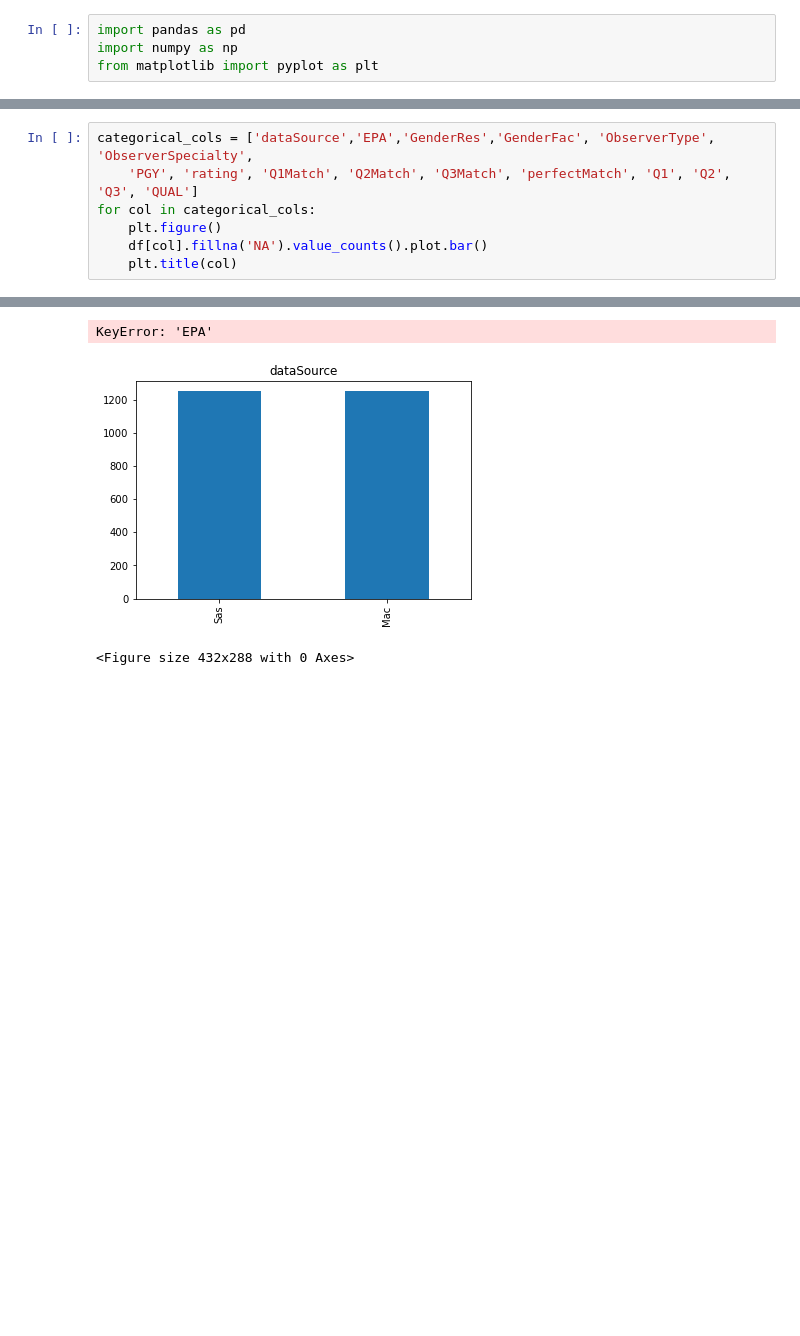
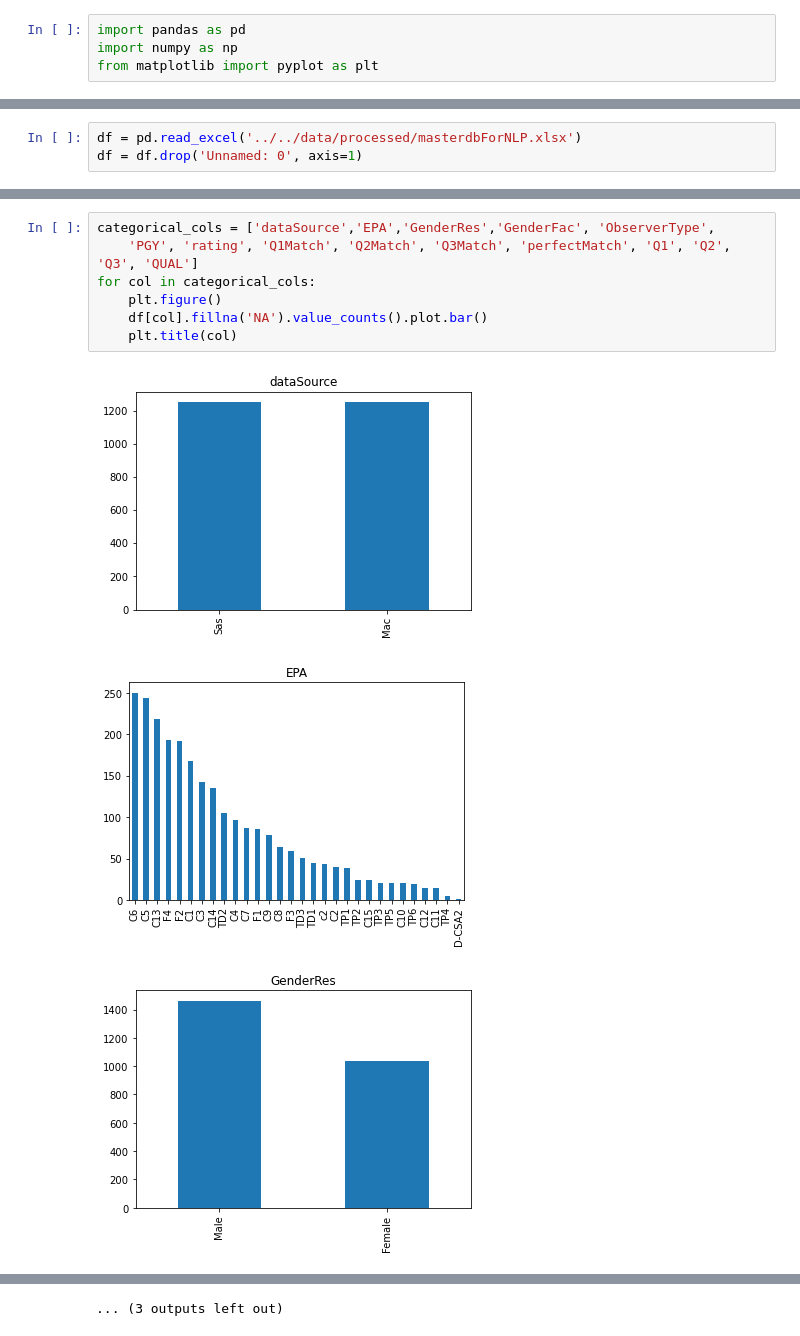
Before and after one commit to maxspad/nlp-qual, a Jupyter notebook: notebooks/explore/00-maxspad-datastructure.ipynb, the cells around one changed output, grey strips where cells are left out. Drawn from its saved outputs; the diff is of its cells as text; blank space fills up the shorter version.

```diff
--- a/notebooks/explore/00-maxspad-datastructure.ipynb
+++ b/notebooks/explore/00-maxspad-datastructure.ipynb
@@ -104,3 +5,6 @@ Index(['Unnamed: 0', 'commentId', 'dataSource', 'NumberFromRawData', 'comment',
+# %%
+df = pd.read_excel('../../data/processed/masterdbForNLP.xlsx')
+df = df.drop('Unnamed: 0', axis=1)
 # %%
 df.columns
 # %% [output]
@@ -113,9 +18,12 @@ Index(['Unnamed: 0', 'commentId', 'dataSource', 'NumberFromRawData', 'comment',
       dtype='object')
 # %%
-categorical_cols = ['dataSource','EPA','GenderRes','GenderFac', 'ObserverType', 'ObserverSpecialty',
+categorical_cols = ['dataSource','EPA','GenderRes','GenderFac', 'ObserverType',
     'PGY', 'rating', 'Q1Match', 'Q2Match', 'Q3Match', 'perfectMatch', 'Q1', 'Q2', 'Q3', 'QUAL']
 for col in categorical_cols:
     plt.figure()
     df[col].fillna('NA').value_counts().plot.bar()
     plt.title(col)
 # %% [output]
+[figure]
+[figure, added]
+[figure, added]
@@ -122,3 +39 @@ for col in categorical_cols:
-KeyError: 'EPA'
+... (3 outputs left out)
-[figure]
-<Figure size 432x288 with 0 Axes>
```
Also changed, not shown: parts of 11 cells of this notebook.
